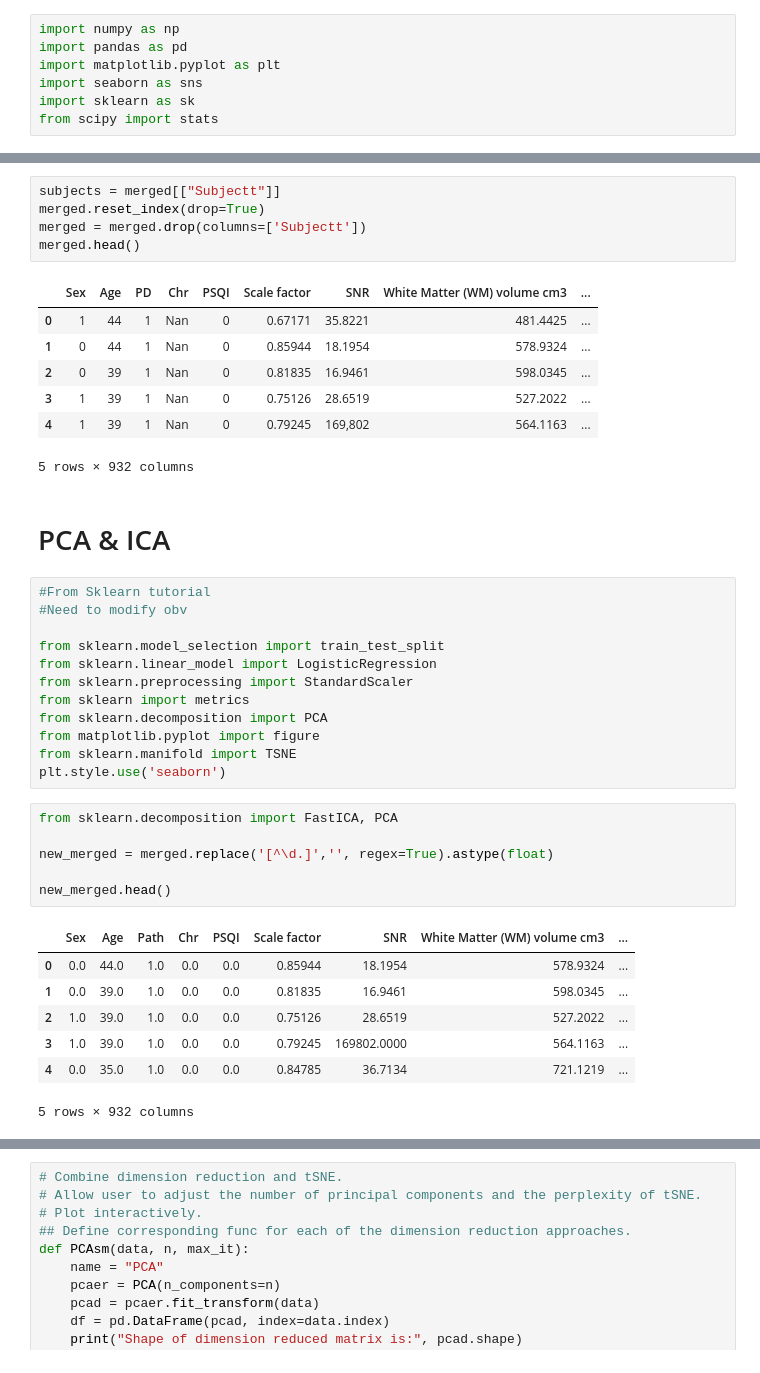
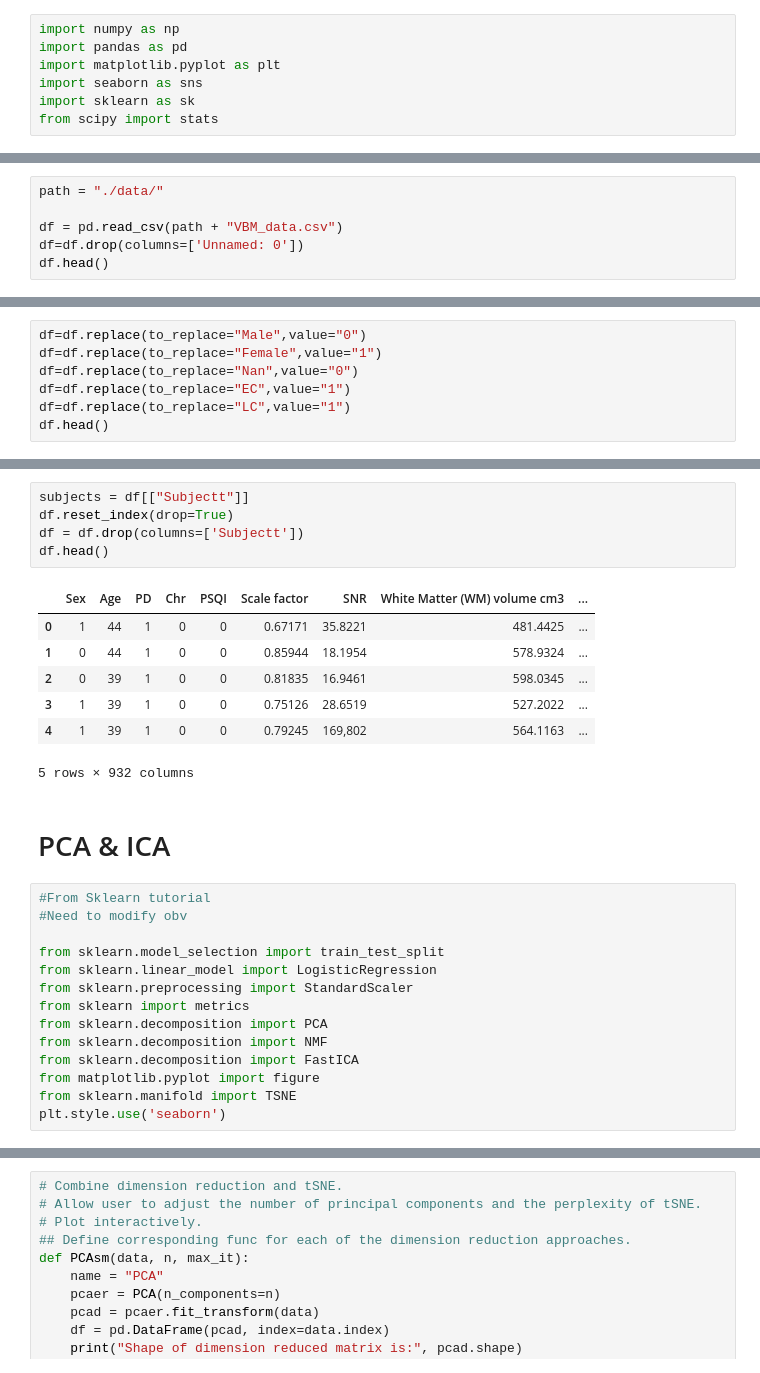
Before and after one commit to Sebarz98/pd_sleep, a Jupyter notebook: PCA&ICA.ipynb, the cells around one changed output, grey strips where cells are left out. Saved outputs shown, nothing was run; the diff lists cells and outputs as text.

```diff
--- a/PCA&ICA.ipynb
+++ b/PCA&ICA.ipynb
@@ -51,0 +10,6 @@ merged.head()
+# %%
+path = "./data/"
+
+df = pd.read_csv(path + "VBM_data.csv")
+df=df.drop(columns=['Unnamed: 0'])
+df.head()
@@ -51,0 +24,7 @@ merged.head()
+# %%
+df=df.replace(to_replace="Male",value="0")
+df=df.replace(to_replace="Female",value="1")
+df=df.replace(to_replace="Nan",value="0")
+df=df.replace(to_replace="EC",value="1")
+df=df.replace(to_replace="LC",value="1")
+df.head()
@@ -52,15 +39,15 @@ merged.head()
 # %%
-subjects = merged[["Subjectt"]]
-merged.reset_index(drop=True)
-merged = merged.drop(columns=['Subjectt'])
-merged.head()
+subjects = df[["Subjectt"]]
+df.reset_index(drop=True)
+df = df.drop(columns=['Subjectt'])
+df.head()
 # %% [output]
 |  | Sex | Age | PD | Chr | PSQI | Scale factor | SNR | White Matter (WM) volume cm3 | ... |
-| 0 | 1 | 44 | 1 | Nan | 0 | 0.67171 | 35.8221 | 481.4425 | ... |
-| 1 | 0 | 44 | 1 | Nan | 0 | 0.85944 | 18.1954 | 578.9324 | ... |
-| 2 | 0 | 39 | 1 | Nan | 0 | 0.81835 | 16.9461 | 598.0345 | ... |
-| 3 | 1 | 39 | 1 | Nan | 0 | 0.75126 | 28.6519 | 527.2022 | ... |
-| 4 | 1 | 39 | 1 | Nan | 0 | 0.79245 | 169,802 | 564.1163 | ... |
+| 0 | 1 | 44 | 1 | 0 | 0 | 0.67171 | 35.8221 | 481.4425 | ... |
+| 1 | 0 | 44 | 1 | 0 | 0 | 0.85944 | 18.1954 | 578.9324 | ... |
+| 2 | 0 | 39 | 1 | 0 | 0 | 0.81835 | 16.9461 | 598.0345 | ... |
+| 3 | 1 | 39 | 1 | 0 | 0 | 0.75126 | 28.6519 | 527.2022 | ... |
+| 4 | 1 | 39 | 1 | 0 | 0 | 0.79245 | 169,802 | 564.1163 | ... |
 5 rows × 932 columns
 # %% [markdown]
 # PCA & ICA
@@ -73,20 +60,8 @@ from sklearn.linear_model import LogisticRegression
 from sklearn.preprocessing import StandardScaler
 from sklearn import metrics
 from sklearn.decomposition import PCA
+from sklearn.decomposition import NMF
+from sklearn.decomposition import FastICA
 from matplotlib.pyplot import figure
 from sklearn.manifold import TSNE
 plt.style.use('seaborn')
-# %%
-from sklearn.decomposition import FastICA, PCA
-
-new_merged = merged.replace('[^\d.]','', regex=True).astype(float)
-
-new_merged.head()
-# %% [output]
-|  | Sex | Age | Path | Chr | PSQI | Scale factor | SNR | White Matter (WM) volume cm3 | ... |
-| 0 | 0.0 | 44.0 | 1.0 | 0.0 | 0.0 | 0.85944 | 18.1954 | 578.9324 | ... |
-| 1 | 0.0 | 39.0 | 1.0 | 0.0 | 0.0 | 0.81835 | 16.9461 | 598.0345 | ... |
-| 2 | 1.0 | 39.0 | 1.0 | 0.0 | 0.0 | 0.75126 | 28.6519 | 527.2022 | ... |
-| 3 | 1.0 | 39.0 | 1.0 | 0.0 | 0.0 | 0.79245 | 169802.0000 | 564.1163 | ... |
-| 4 | 0.0 | 35.0 | 1.0 | 0.0 | 0.0 | 0.84785 | 36.7134 | 721.1219 | ... |
-5 rows × 932 columns
```
Also changed, not shown: parts of 17 cells of this notebook.
